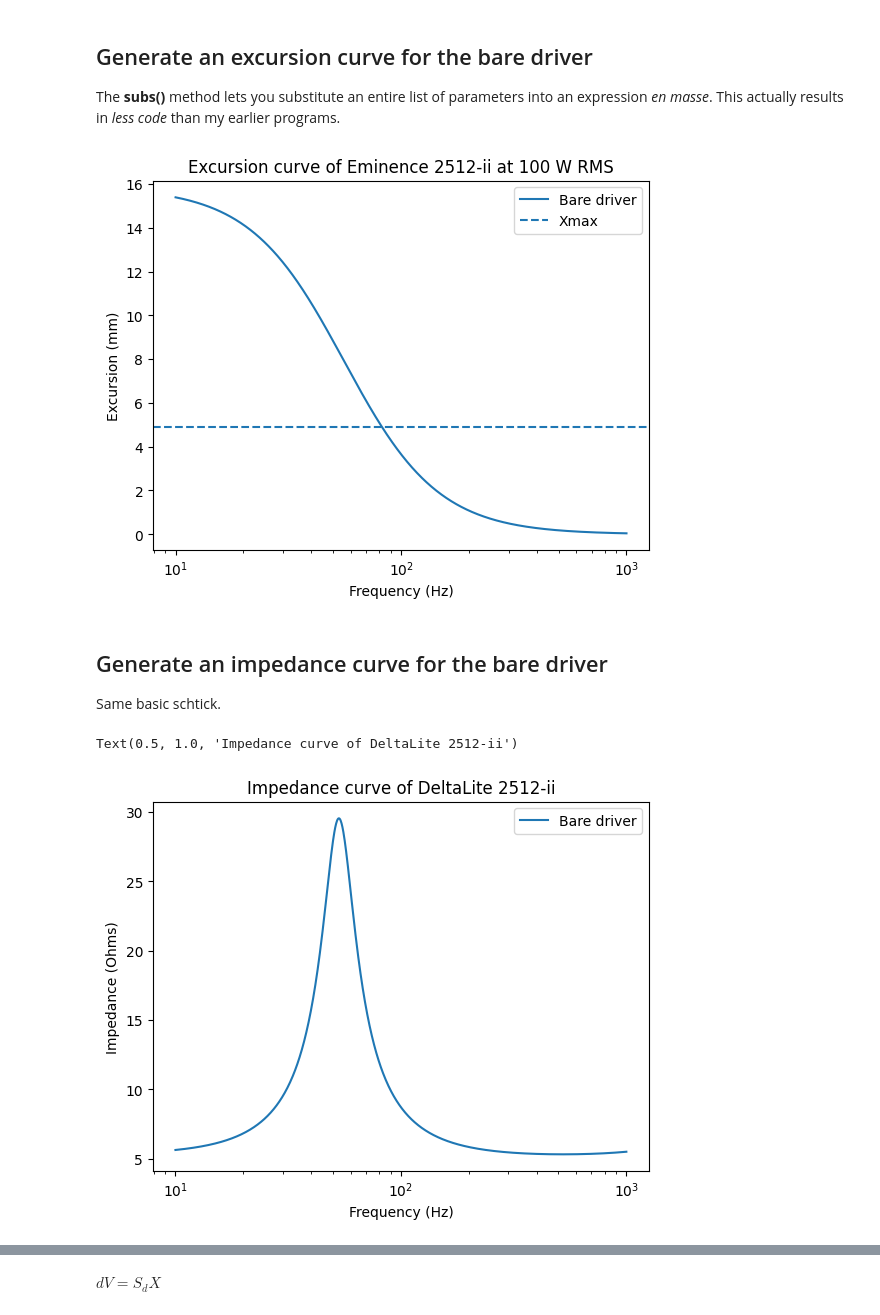
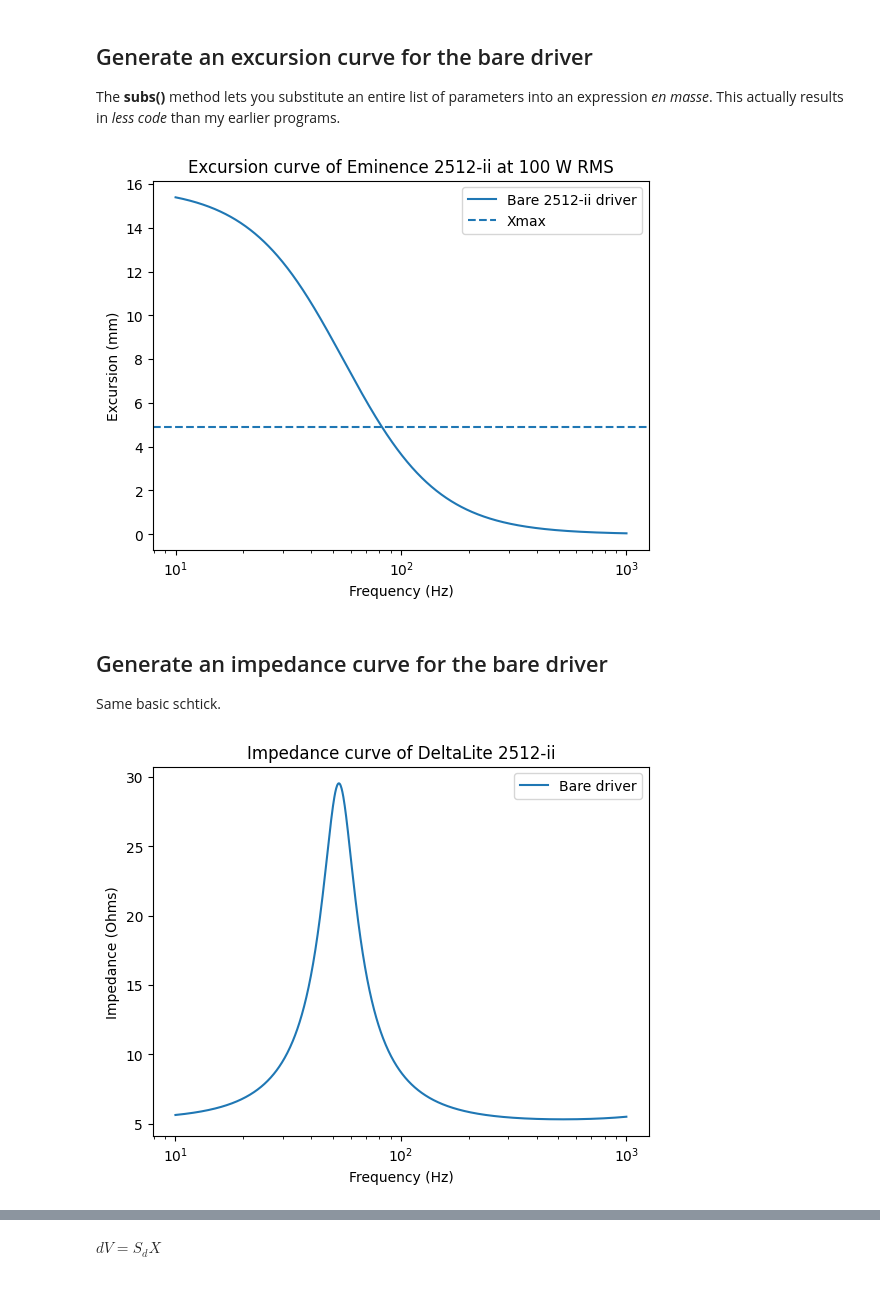
Before and after one commit to bassistTech/SpeakerTheory, a Jupyter notebook: speakerTheorySympy.ipynb, the cells around one changed output, grey strips where cells are left out. Saved outputs shown, nothing was run; the diff lists cells and outputs as text; code cells hidden in the pictures.

```diff
--- a/speakerTheorySympy.ipynb
+++ b/speakerTheorySympy.ipynb
@@ -252,9 +293,2 @@ box_params[w_p] = 2*sp.pi*box_params[f_port]
 # %% [markdown]
 This code creates a set of electromechanical parameters for the driver and box.
-# %%
-em_params = driver_params | {sym: p.subs(driver_params)
-                                for sym, p in zip([C_ms, M_ms, R_ms, BL], params)}
-
-em_params |= box_params
-
-em_params
@@ -278,0 +295,17 @@ em_params
+# %%
+def build_em_params(driver_params, box_params):
+    '''
+    deepcopy() creates an independent copy, that we can change without changing
+    the original.
+    '''
+    em_params = copy.deepcopy(driver_params)
+    # driver_params[V] = sp.sqrt(2*driver_params['P_in_rms']*driver_params['Znom'])
+    em_params |= {sym: p.subs(driver_params)
+            for sym, p in zip([C_ms, M_ms, R_ms, BL], params)}
+    em_params[C_ms_driver] = em_params[C_ms]
+
+    em_params |= box_params
+    em_params[V] = sp.sqrt(2*em_params['P_in_rms']*em_params['Znom'])
+    return em_params
+
+em_params = build_em_params(driver_params, box_params)
@@ -283,56 +336,58 @@ The **subs()** method lets you substitute an entire list of parameters into an e
 # %%
 fa = np.logspace(1, 3, 1000)
 wa = 2*np.pi*fa
 
-def excursion_curve(em_params, verbose = False, label = ''):
+def excursion_curve(em_params, ax, verbose = False, label = ''):
     '''
     First, substitute the EM parameters into the excursion function. This
     results in an expression that's purely a function of omega. It's ugly,
     but not meant to be readable.
     '''
     xfunc_sp = x_driver.subs(em_params)
     if verbose:
         display(xfunc_sp)
     '''
     Next, convert into a numpy function, for speedy computation. If you've
     got a decent computer, you'll notice that doing all of this math symbolically
     is barely slowing down the computation at all.
     '''
     xfunc_np = sp.lambdify(omega, xfunc_sp, 'numpy')
     '''
     Finally, plot it.
     '''
-    plt.semilogx(fa, np.abs(xfunc_np(wa))*1000, label=label)
-    last_line = plt.gca().get_lines()[-1]
+    ax.semilogx(fa, np.abs(xfunc_np(wa))*1000, label=label)
+    last_line = ax.get_lines()[-1]
     last_line_color = last_line.get_color()
-    plt.gca().axhline(em_params['X_max']*1000, color=last_line_color, linestyle='--', label = 'Xmax')
+    ax.axhline(em_params['X_max']*1000, color=last_line_color, linestyle='--', label = 'Xmax')
+    ax.set_ylabel('Excursion (mm)')
+    ax.legend()
+
+if __name__ == '__main__':
+    excursion_curve(em_params, plt.gca(), label = 'Bare 2512-ii driver')
+    plt.title('Excursion curve of Eminence 2512-ii at ' + str(em_params['P_in_rms']) + ' W RMS')
     plt.xlabel('Frequency (Hz)')
-    plt.ylabel('Excursion (mm)')
-    plt.legend()
-
-excursion_curve(em_params, label = 'Bare driver')
-plt.title('Excursion curve of Eminence 2512-ii at ' + str(em_params['P_in_rms']) + ' W RMS')
-plt.show()
+    plt.show()
 # %% [output]
-[figure, old version]
+[figure, new version]
 # %% [markdown]
 ## Generate an impedance curve for the bare driver
 
 Same basic schtick.
 # %%
-def impedance_curve(em_params, label = ''):
+def impedance_curve(em_params, ax, label = ''):
     zfunc_sp = z_driver.subs(em_params)
     zfunc_np = sp.lambdify(omega, zfunc_sp, 'numpy')
     zabs = np.abs(zfunc_np(wa))
-    plt.semilogx(fa, zabs, label = label)
+    ax.semilogx(fa, zabs, label = label)
+    ax.set_ylabel('Impedance (Ohms)')
+    ax.legend()
+
+if __name__ == '__main__':
+    impedance_curve(em_params, plt.gca(), label = 'Bare driver')
     plt.xlabel('Frequency (Hz)')
-    plt.ylabel('Impedance (Ohms)')
-    plt.legend()
-
-impedance_curve(em_params, label = 'Bare driver')
-plt.title('Impedance curve of DeltaLite 2512-ii')
+    plt.title('Impedance curve of DeltaLite 2512-ii')
+    plt.show()
 # %% [output]
-Text(0.5, 1.0, 'Impedance curve of DeltaLite 2512-ii')
 [figure]
 # %% [markdown]
 ## The sealed box
```
Also changed, not shown: parts of 46 cells of this notebook, 9 other files.
